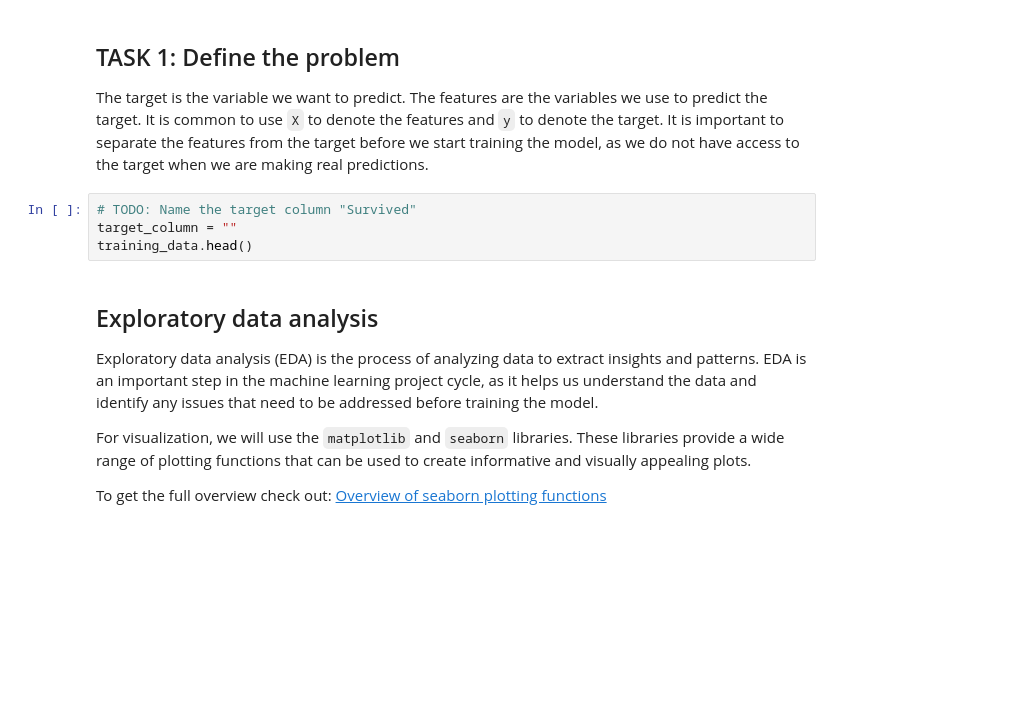
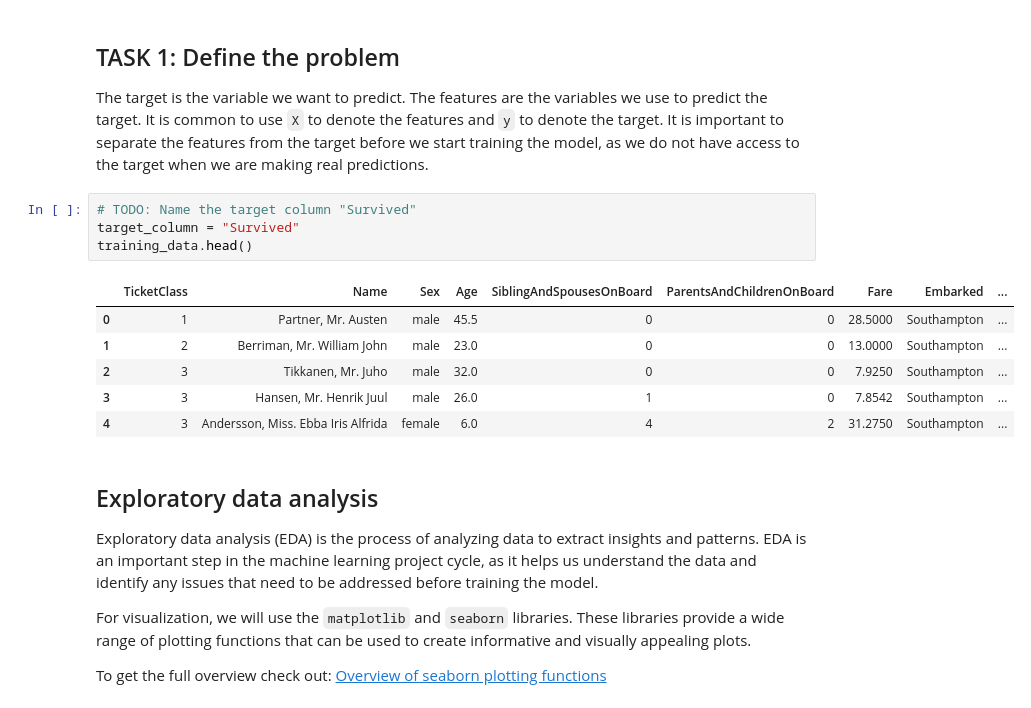
Before and after one commit to CogitoNTNU/course-on-machine-learning, a Jupyter notebook: machine-learning.ipynb, the cells around one changed output. Drawn from its saved outputs; the diff is of its cells as text; blank space fills up the shorter version.

```diff
--- a/machine-learning.ipynb
+++ b/machine-learning.ipynb
@@ -51,8 +63,15 @@ It is common to use `X` to denote the features and `y` to denote the target.
 It is important to separate the features from the target before we start training the model, as we do not have access to the target when we are making real predictions.
 # %%
 # TODO: Name the target column "Survived"
-target_column = ""
+target_column = "Survived"
 training_data.head()
+# %% [output]
+|  | TicketClass | Name | Sex | Age | SiblingAndSpousesOnBoard | ParentsAndChildrenOnBoard | Fare | Embarked | ... |
+| 0 | 1 | Partner, Mr. Austen | male | 45.5 | 0 | 0 | 28.5000 | Southampton | ... |
+| 1 | 2 | Berriman, Mr. William John | male | 23.0 | 0 | 0 | 13.0000 | Southampton | ... |
+| 2 | 3 | Tikkanen, Mr. Juho | male | 32.0 | 0 | 0 | 7.9250 | Southampton | ... |
+| 3 | 3 | Hansen, Mr. Henrik Juul | male | 26.0 | 1 | 0 | 7.8542 | Southampton | ... |
+| 4 | 3 | Andersson, Miss. Ebba Iris Alfrida | female | 6.0 | 4 | 2 | 31.2750 | Southampton | ... |
 # %% [markdown]
 ## Exploratory data analysis
 Exploratory data analysis (EDA) is the process of analyzing data to extract insights and patterns. EDA is an important step in the machine learning project cycle, as it helps us understand the data and identify any issues that need to be addressed before training the model.
```
Also changed, not shown: parts of 10 cells of this notebook.
